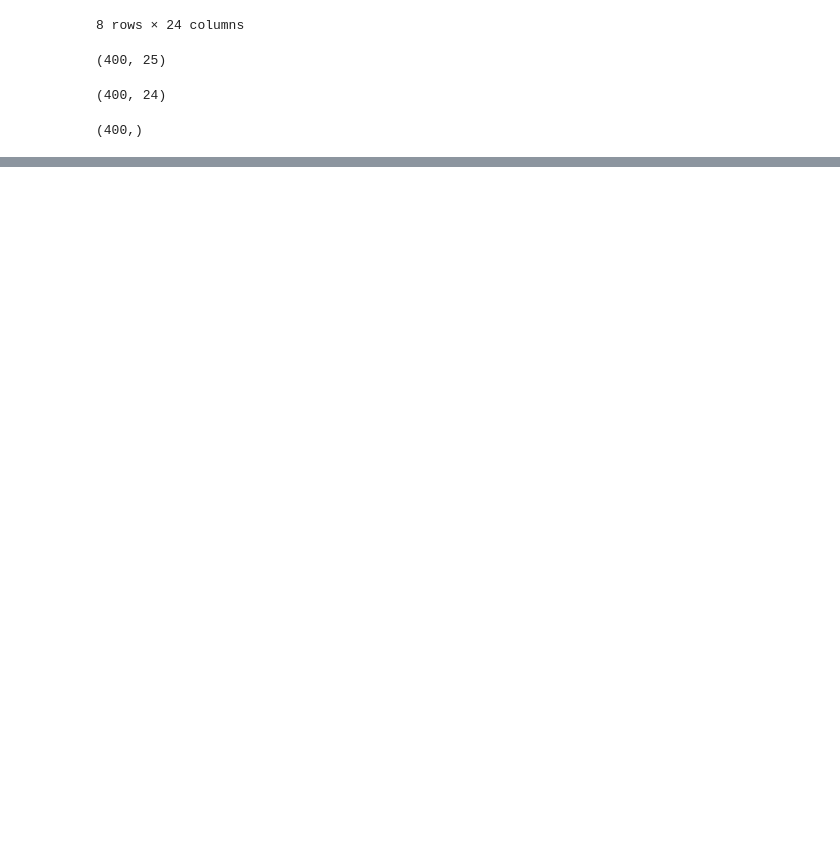
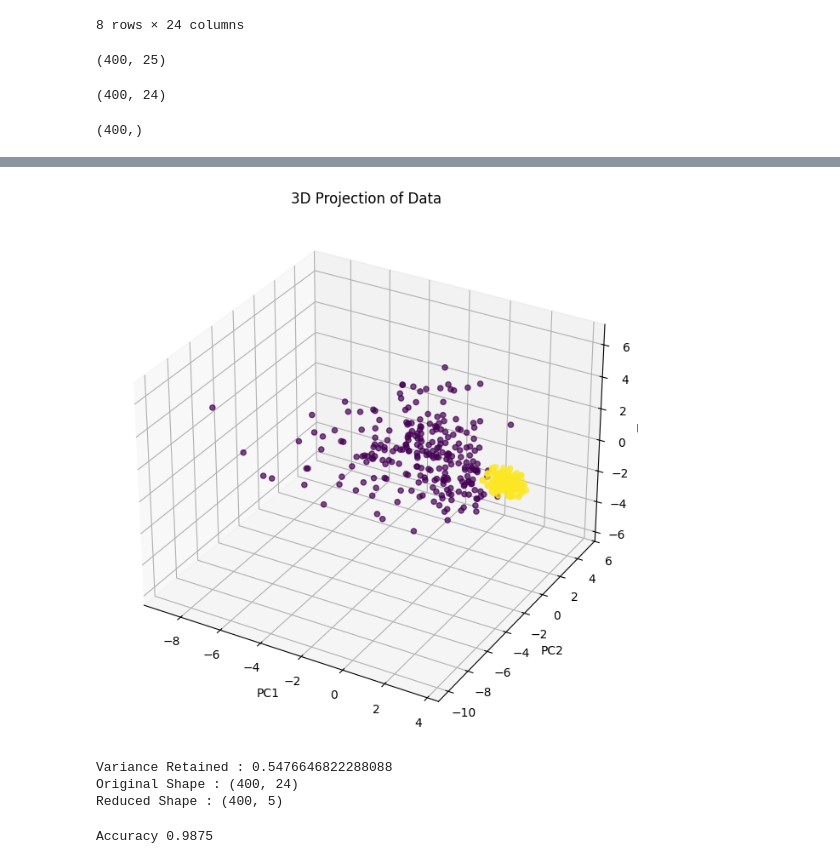
Before and after one commit to varshamqa/AIML_Practice_Repo_VSC1, a Jupyter notebook: AI_ML_PCA_Varsha.ipynb, the cells around one changed output, grey strips where cells are left out. Cells and saved outputs as stored; diff of their text form; code cells hidden in the pictures; blank space fills up the shorter version.

```diff
--- a/AI_ML_PCA_Varsha.ipynb
+++ b/AI_ML_PCA_Varsha.ipynb
@@ -678,0 +865,39 @@ y.shape
+# %%
+pca3 = PCA(n_components=3)
+X_pca_3 = pca3.fit_transform(X_scaled)
+
+pca3_df = pd.DataFrame(
+    X_pca_3,
+    columns=["PC1","PC2","PC3"]
+)
+
+pca3_df["Target"] = y.values
+
+fig = plt.figure(figsize=(12, 8))
+ax = fig.add_subplot(111, projection='3d')
+
+scatter = ax.scatter(
+    pca3_df["PC1"],
+    pca3_df["PC2"],
+    pca3_df["PC3"],
+    c=pca3_df["Target"],
+    cmap="viridis",
+    marker="o",
+    alpha=0.7
+)
+
+ax.set_xlabel("PC1")
+ax.set_ylabel("PC2")
+ax.set_zlabel("PC3")
+plt.title("3D Projection of Data")
+plt.show()
+# %% [output]
+[figure, added]
+# %%
+print("Variance Retained :",np.sum(pca_95.explained_variance_ratio_))
+print("Original Shape :",X_scaled.shape)
+print("Reduced Shape :",X_pca_95.shape)
+# %% [output]
+Variance Retained : 0.5476646822288088
+Original Shape : (400, 24)
+Reduced Shape : (400, 5)
@@ -678,0 +906,11 @@ y.shape
+# %%
+lr = LogisticRegression()
+lr.fit(X_train, y_train)
+
+y_pred = lr.predict(X_test)
+yprob = lr.predict_proba(X_test)[:,1]
+
+accuracy_org  = accuracy_score(y_test, y_pred)
+print("Accuracy", accuracy_org)
+# %% [output]
+Accuracy 0.9875
```
Also changed, not shown: parts of 24 cells of this notebook.
